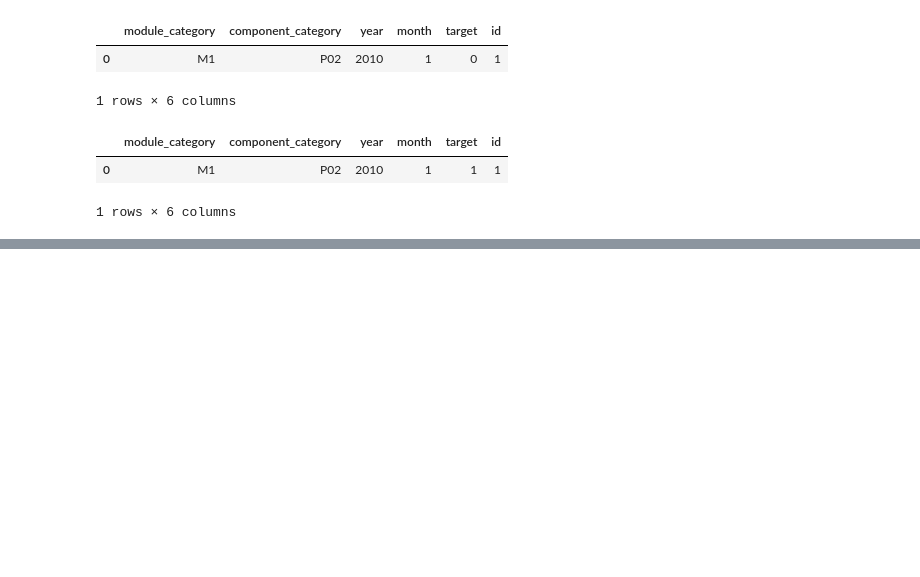
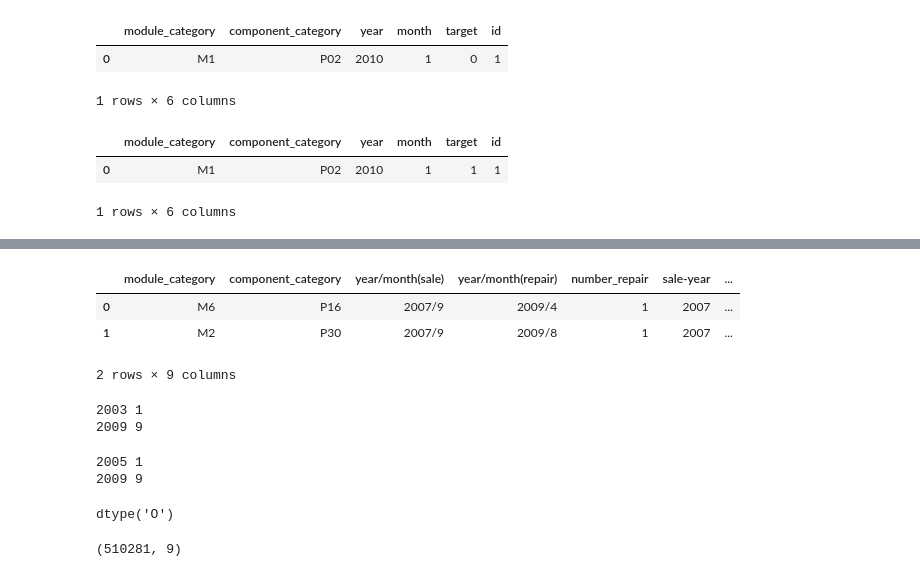
Before and after one commit to xsankar/freezing-bear, a Jupyter notebook: notebooks/4-Session-II.ipynb, the cells around one changed output, grey strips where cells are left out. Cells and saved outputs as stored; diff of their text form; code cells hidden in the pictures; blank space fills up the shorter version.

```diff
--- a/notebooks/4-Session-II.ipynb
+++ b/notebooks/4-Session-II.ipynb
@@ -89,0 +145,6 @@ df_test[['id','target']].to_csv('asus/ones.csv', index=False, float_format="%f")
+# %%
+def getY_sale(row):
+    y,m = row['year/month(sale)'].split('/')
+    return y
+df_train_repair['sale-year'] = df_train_repair.apply(getY_sale,axis=1)
+df_train_repair.head(2)
@@ -89,0 +156,42 @@ df_test[['id','target']].to_csv('asus/ones.csv', index=False, float_format="%f")
+# %%
+def getM_sale(row):
+    y,m = row['year/month(sale)'].split('/')
+    return m
+df_train_repair['sale-month'] = df_train_repair.apply(getM_sale,axis=1)
+#
+def getY_repair(row):
+    y,m = row['year/month(repair)'].split('/')
+    return y
+df_train_repair['repair-year'] = df_train_repair.apply(getY_repair,axis=1)
+#
+def getM_repair(row):
+    y,m = row['year/month(repair)'].split('/')
+    return m
+df_train_repair['repair-month'] = df_train_repair.apply(getM_repair,axis=1)
+#
+df_train_repair.head(2)
+# %% [output]
+|  | module_category | component_category | year/month(sale) | year/month(repair) | number_repair | sale-year | ... |
+| 0 | M6 | P16 | 2007/9 | 2009/4 | 1 | 2007 | ... |
+| 1 | M2 | P30 | 2007/9 | 2009/8 | 1 | 2007 | ... |
+2 rows × 9 columns
+# %%
+print df_train_repair['sale-year'].min(), df_train_repair['sale-month'].min()
+print df_train_repair['sale-year'].max(), df_train_repair['sale-month'].max()
+# %% [output]
+2003 1
+2009 9
+# %%
+print df_train_repair['repair-year'].min(), df_train_repair['repair-month'].min()
+print df_train_repair['repair-year'].max(), df_train_repair['repair-month'].max()
+# %% [output]
+2005 1
+2009 9
+# %%
+df_train_repair['sale-year'].dtype
+# %% [output]
+dtype('O')
+# %%
+df_train_repair.shape
+# %% [output]
+(510281, 9)
```
Also changed, not shown: parts of 25 cells of this notebook, 1 other file.
